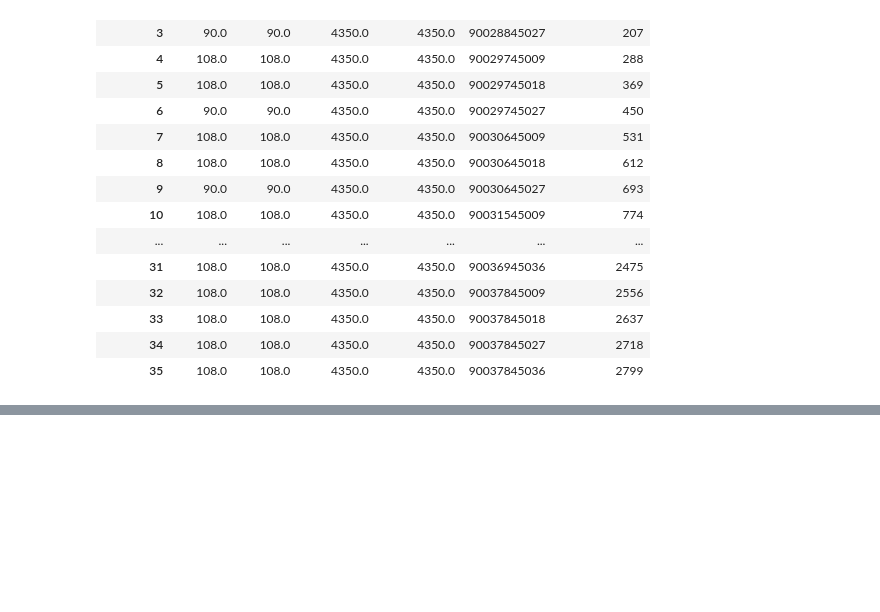
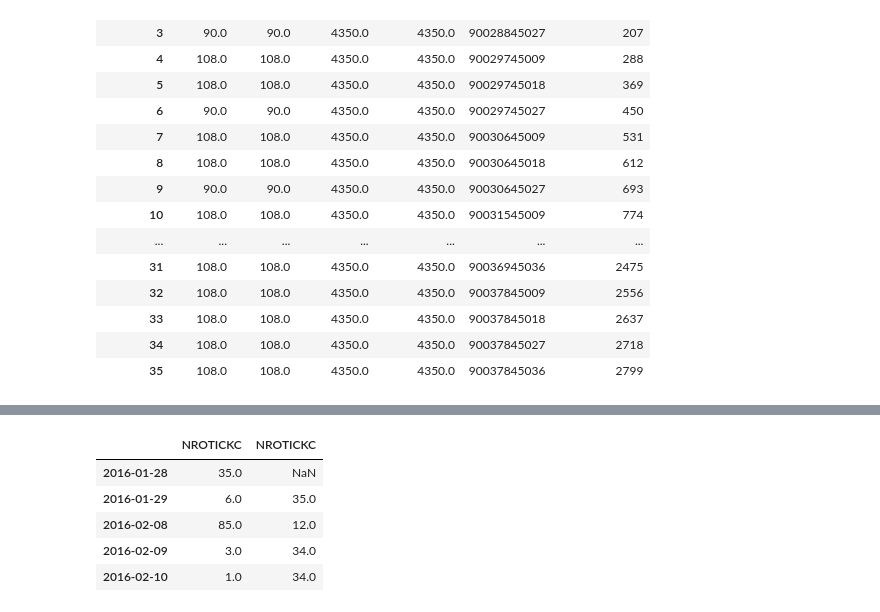
Before and after one commit to ambigus9/alma_canela, a Jupyter notebook: Tareas y Tickets.ipynb, the cells around one changed output, grey strips where cells are left out. Cells and saved outputs as stored; diff of their text form; code cells hidden in the pictures; blank space fills up the shorter version.

```diff
--- a/Tareas y Tickets.ipynb
+++ b/Tareas y Tickets.ipynb
@@ -912,0 +974,10 @@ df_filtrado.groupby(['FECHAFOPE','NROTICKC']).sum().loc['2016-01-29']
+# %%
+pd.concat([df_filtrado.groupby(['FECHAIOPE']).NROTICKC.nunique()
+    ,df_filtrado.groupby(['FECHAFOPE']).NROTICKC.nunique()], axis=1,).head()
+# %% [output]
+|  | NROTICKC | NROTICKC |
+| 2016-01-28 | 35.0 | NaN |
+| 2016-01-29 | 6.0 | 35.0 |
+| 2016-02-08 | 85.0 | 12.0 |
+| 2016-02-09 | 3.0 | 34.0 |
+| 2016-02-10 | 1.0 | 34.0 |
```
Also changed, not shown: parts of 10 cells of this notebook, 2 other files.
